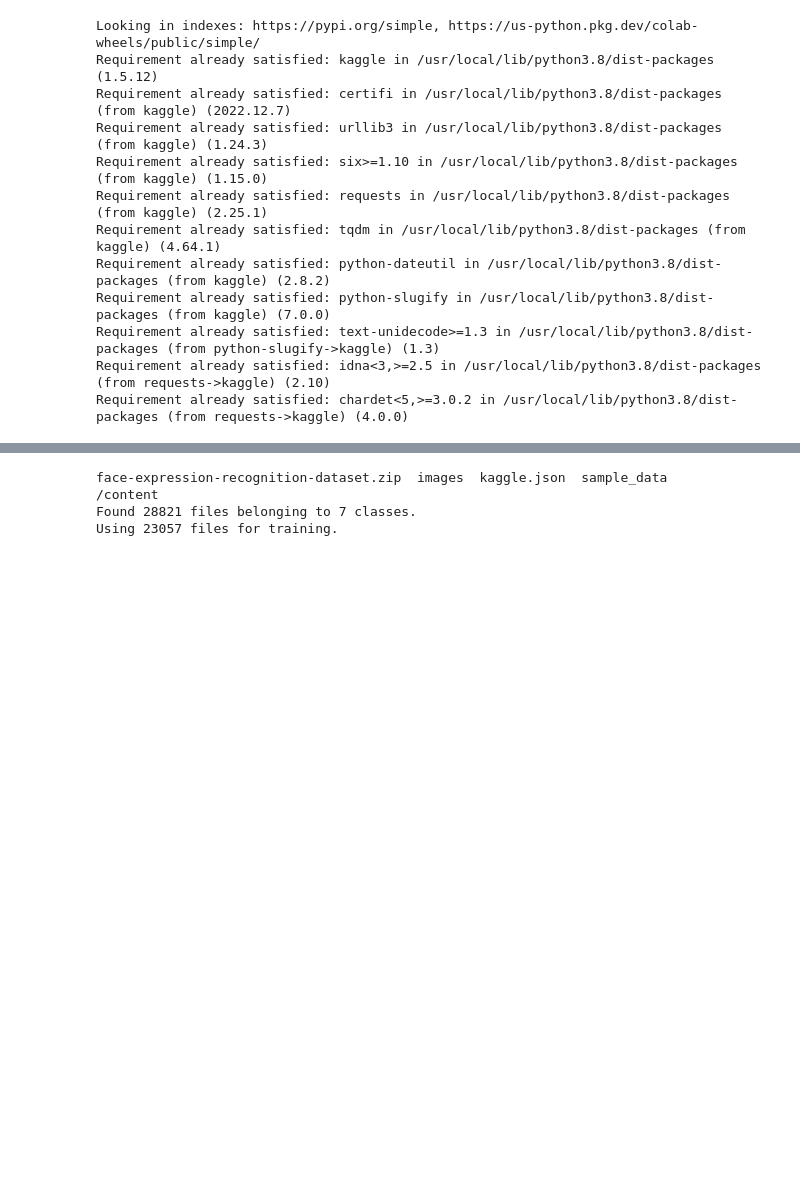
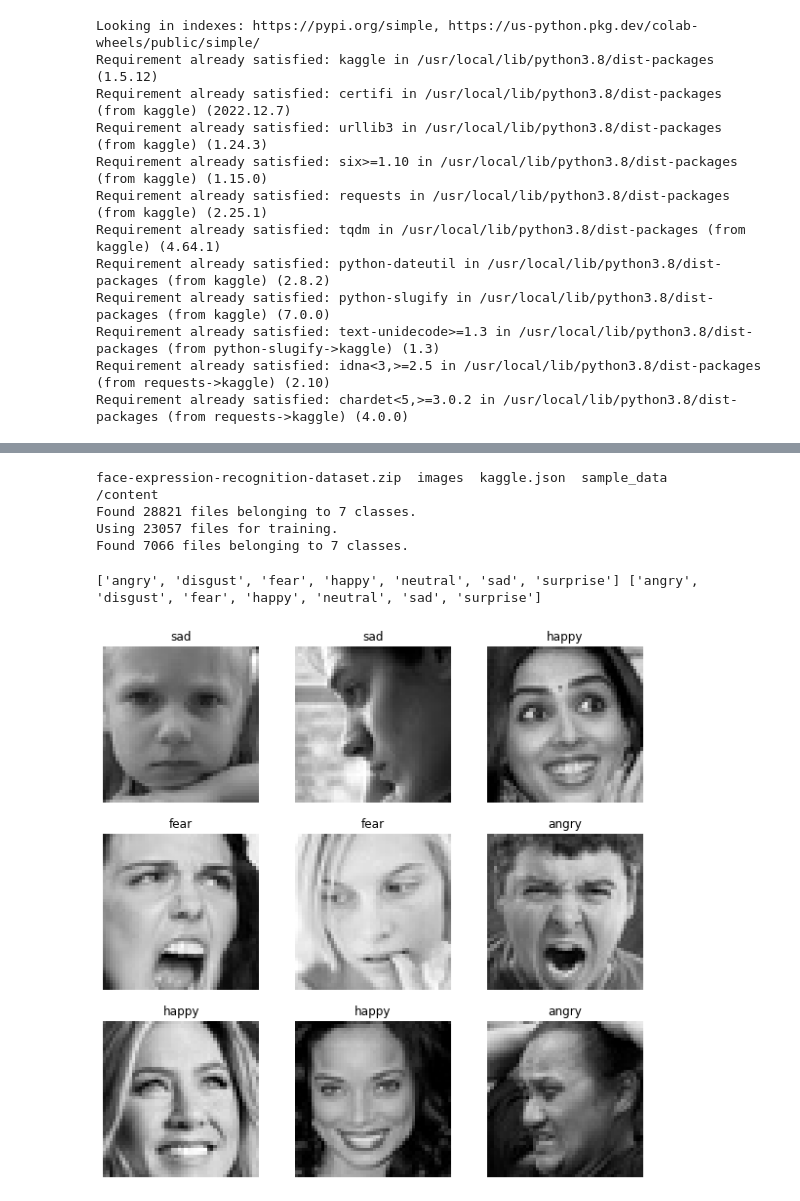
Before and after one commit to Sunil260/CNN-Face-Emotion-Analysis, a Jupyter notebook: faceEmotionalAnalysis.ipynb, the cells around one changed output, grey strips where cells are left out. Saved outputs shown, nothing was run; the diff lists cells and outputs as text; code cells hidden in the pictures; blank space fills up the shorter version.

```diff
--- a/faceEmotionalAnalysis.ipynb
+++ b/faceEmotionalAnalysis.ipynb
@@ -42,6 +45,7 @@ keras = tf.keras
 # %%
 !ls
 data_dir = "./images/train"
+validation_dir = "./images/validation"
 
 batch_size = 32
 img_size = 48
@@ -54,8 +58,35 @@ train_ds = tf.keras.utils.image_dataset_from_directory(
   seed=123,
   image_size=(img_size, img_size),
   batch_size=batch_size)
+
+validation_ds = tf.keras.utils.image_dataset_from_directory(
+  validation_dir,
+  shuffle=True,
+  batch_size=batch_size,
+  image_size=(img_size, img_size))
+
+#datasets loaded completed
 # %% [output]
 face-expression-recognition-dataset.zip  images  kaggle.json  sample_data
 /content
 Found 28821 files belonging to 7 classes.
 Using 23057 files for training.
+Found 7066 files belonging to 7 classes.
+# %%
+CATEGORIES = ['angry','disgust','fear','happy','neutral','sad','suprise']
+
+train_labels = train_ds.class_names
+validation_labels = validation_ds.class_names
+# %% [output]
+['angry', 'disgust', 'fear', 'happy', 'neutral', 'sad', 'surprise'] ['angry', 'disgust', 'fear', 'happy', 'neutral', 'sad', 'surprise']
+# %%
+#plotting the images
+plt.figure(figsize=(10, 10))
+for images, labels in train_ds.take(1):
+  for i in range(9):
+    ax = plt.subplot(3, 3, i + 1)
+    plt.imshow(images[i].numpy().astype("uint8"))
+    plt.title(train_labels[labels[i]])
+    plt.axis("off")
+# %% [output]
+[figure, added]
```
Also changed, not shown: parts of 6 cells of this notebook.
